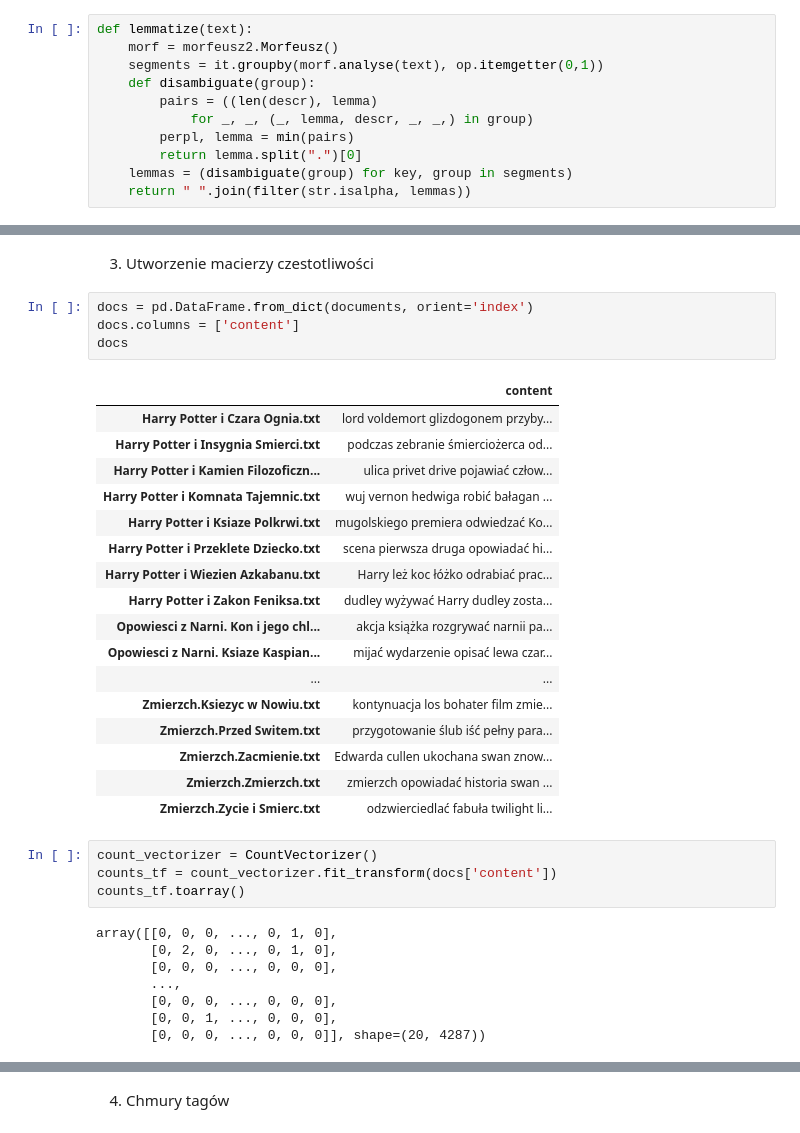
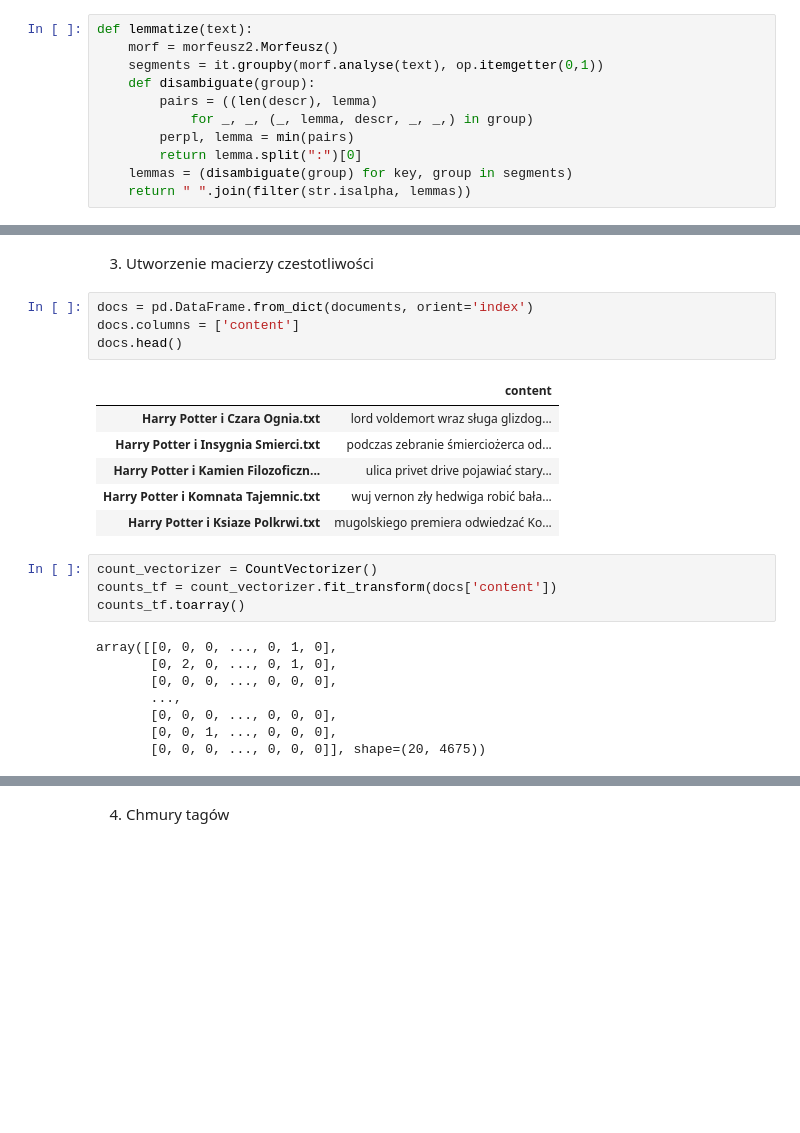
Before and after one commit to MartaZebalska/TextMining, a Jupyter notebook: text_mining.ipynb, the cells around one changed output, grey strips where cells are left out. Drawn from its saved outputs; the diff is of its cells as text; blank space fills up the shorter version.

```diff
--- a/text_mining.ipynb
+++ b/text_mining.ipynb
@@ -100,7 +104,7 @@ def lemmatize(text):
         pairs = ((len(descr), lemma)
             for _, _, (_, lemma, descr, _, _,) in group)
         perpl, lemma = min(pairs)
-        return lemma.split(".")[0]
+        return lemma.split(":")[0]
     lemmas = (disambiguate(group) for key, group in segments)
     return " ".join(filter(str.isalpha, lemmas))
 # %%
@@ -133,25 +137,14 @@ print(json.dumps(documents, indent=4, ensure_ascii=False))
 # %%
 docs = pd.DataFrame.from_dict(documents, orient='index')
 docs.columns = ['content']
-docs
+docs.head()
 # %% [output]
 |  | content |
-| Harry Potter i Czara Ognia.txt | lord voldemort glizdogonem przyby... |
+| Harry Potter i Czara Ognia.txt | lord voldemort wraz sługa glizdog... |
 | Harry Potter i Insygnia Smierci.txt | podczas zebranie śmierciożerca od... |
-| Harry Potter i Kamien Filozoficzn... | ulica privet drive pojawiać człow... |
-| Harry Potter i Komnata Tajemnic.txt | wuj vernon hedwiga robić bałagan ... |
+| Harry Potter i Kamien Filozoficzn... | ulica privet drive pojawiać stary... |
+| Harry Potter i Komnata Tajemnic.txt | wuj vernon zły hedwiga robić bała... |
 | Harry Potter i Ksiaze Polkrwi.txt | mugolskiego premiera odwiedzać Ko... |
-| Harry Potter i Przeklete Dziecko.txt | scena pierwsza druga opowiadać hi... |
-| Harry Potter i Wiezien Azkabanu.txt | Harry leż koc łóżko odrabiać prac... |
-| Harry Potter i Zakon Feniksa.txt | dudley wyżywać Harry dudley zosta... |
-| Opowiesci z Narni. Kon i jego chl... | akcja książka rozgrywać narnii pa... |
-| Opowiesci z Narni. Ksiaze Kaspian... | mijać wydarzenie opisać lewa czar... |
-| ... | ... |
-| Zmierzch.Ksiezyc w Nowiu.txt | kontynuacja los bohater film zmie... |
-| Zmierzch.Przed Switem.txt | przygotowanie ślub iść pełny para... |
-| Zmierzch.Zacmienie.txt | Edwarda cullen ukochana swan znow... |
-| Zmierzch.Zmierzch.txt | zmierzch opowiadać historia swan ... |
-| Zmierzch.Zycie i Smierc.txt | odzwierciedlać fabuła twilight li... |
 # %%
 count_vectorizer = CountVectorizer()
 counts_tf = count_vectorizer.fit_transform(docs['content'])
@@ -163,7 +156,7 @@ array([[0, 0, 0, ..., 0, 1, 0],
        ...,
        [0, 0, 0, ..., 0, 0, 0],
        [0, 0, 1, ..., 0, 0, 0],
-       [0, 0, 0, ..., 0, 0, 0]], shape=(20, 4287))
+       [0, 0, 0, ..., 0, 0, 0]], shape=(20, 4675))
 # %%
 tfidf_vectorizer = TfidfVectorizer()
 counts_tfidf = tfidf_vectorizer.fit_transform(docs['content'])
```
Also changed, not shown: parts of 22 cells of this notebook, 52 other files.
